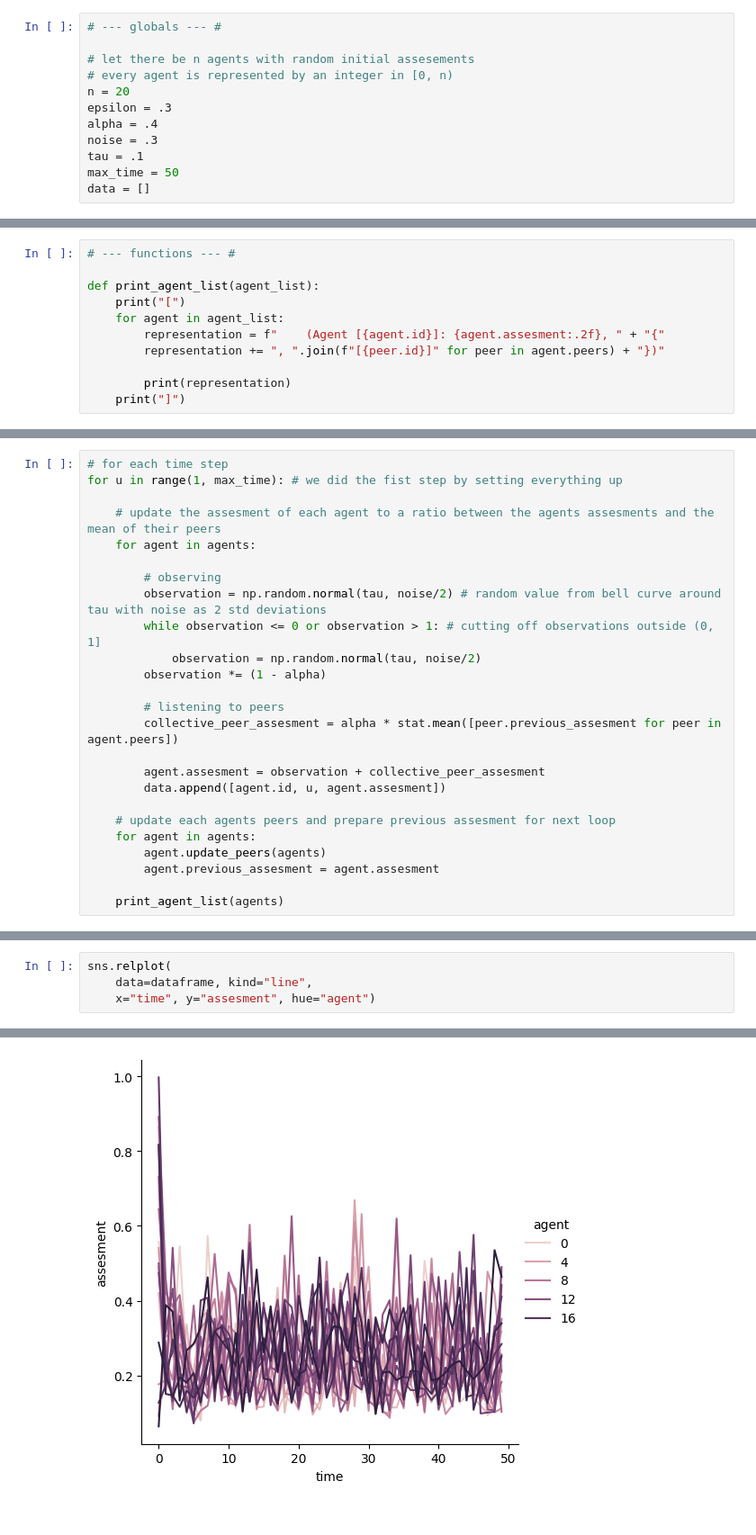
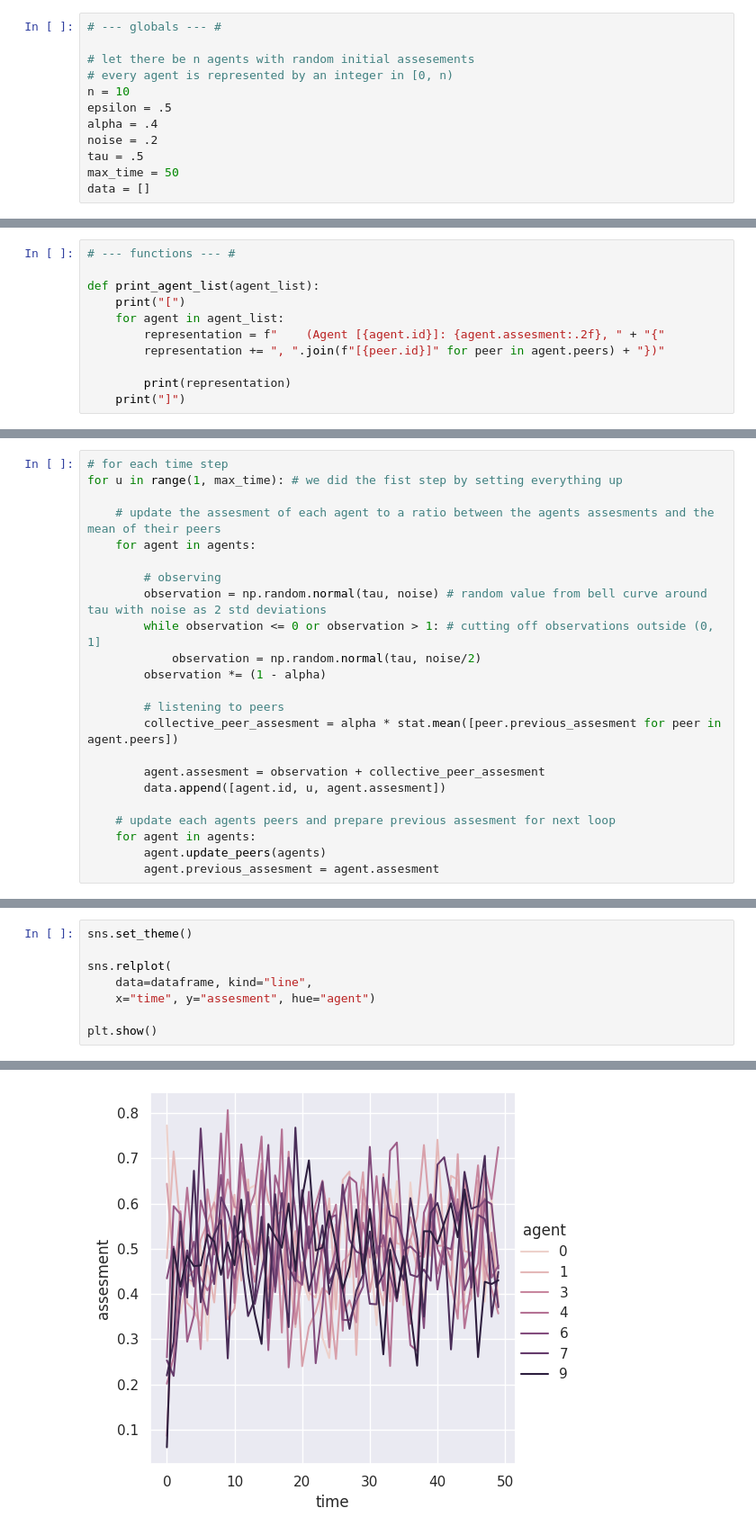
Before and after one commit to FrtZgwL/FreeSpeechABM, a Jupyter notebook: abm/model.ipynb, the cells around one changed output, grey strips where cells are left out. Shown: that part at 90% size. Saved outputs shown, nothing was run; the diff lists cells and outputs as text.

```diff
--- a/abm/model.ipynb
+++ b/abm/model.ipynb
@@ -28,11 +11,11 @@ Ich programmiere es jetzt erstmal brute force und wenn ich Geschwindigkeitsprobl
 
 # let there be n agents with random initial assesements
 # every agent is represented by an integer in [0, n)
-n = 20
-epsilon = .3
+n = 10
+epsilon = .5
 alpha = .4
-noise = .3
-tau = .1
+noise = .2
+tau = .5
 max_time = 50
 data = []
 # %%
@@ -127,7 +69,7 @@ for u in range(1, max_time): # we did the fist step by setting everything up
     for agent in agents:
 
         # observing
-        observation = np.random.normal(tau, noise/2) # random value from bell curve around tau with noise as 2 std deviations
+        observation = np.random.normal(tau, noise) # random value from bell curve around tau with noise as 2 std deviations
         while observation <= 0 or observation > 1: # cutting off observations outside (0, 1]
             observation = np.random.normal(tau, noise/2)
         observation *= (1 - alpha)
@@ -142,5 +84,3 @@ for u in range(1, max_time): # we did the fist step by setting everything up
     for agent in agents:
         agent.update_peers(agents)
         agent.previous_assesment = agent.assesment
-
-    print_agent_list(agents)
@@ -182,5 +104,9 @@ dataframe
 # %%
+sns.set_theme()
+
 sns.relplot(
     data=dataframe, kind="line",
     x="time", y="assesment", hue="agent")
+
+plt.show()
 # %% [output]
@@ -188 +113 @@ sns.relplot(
-[figure, old version]
+[figure, new version]
```
Also changed, not shown: parts of 11 cells of this notebook, 1 other file.
